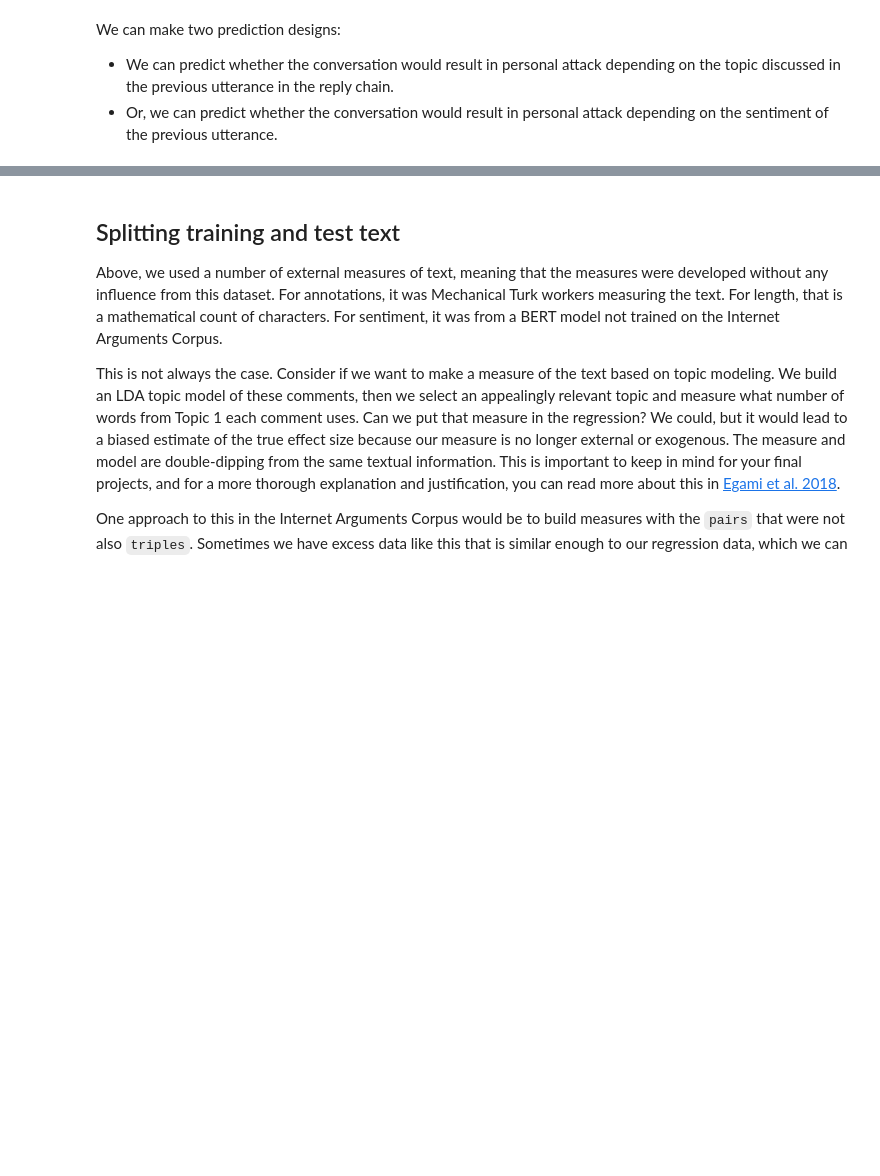
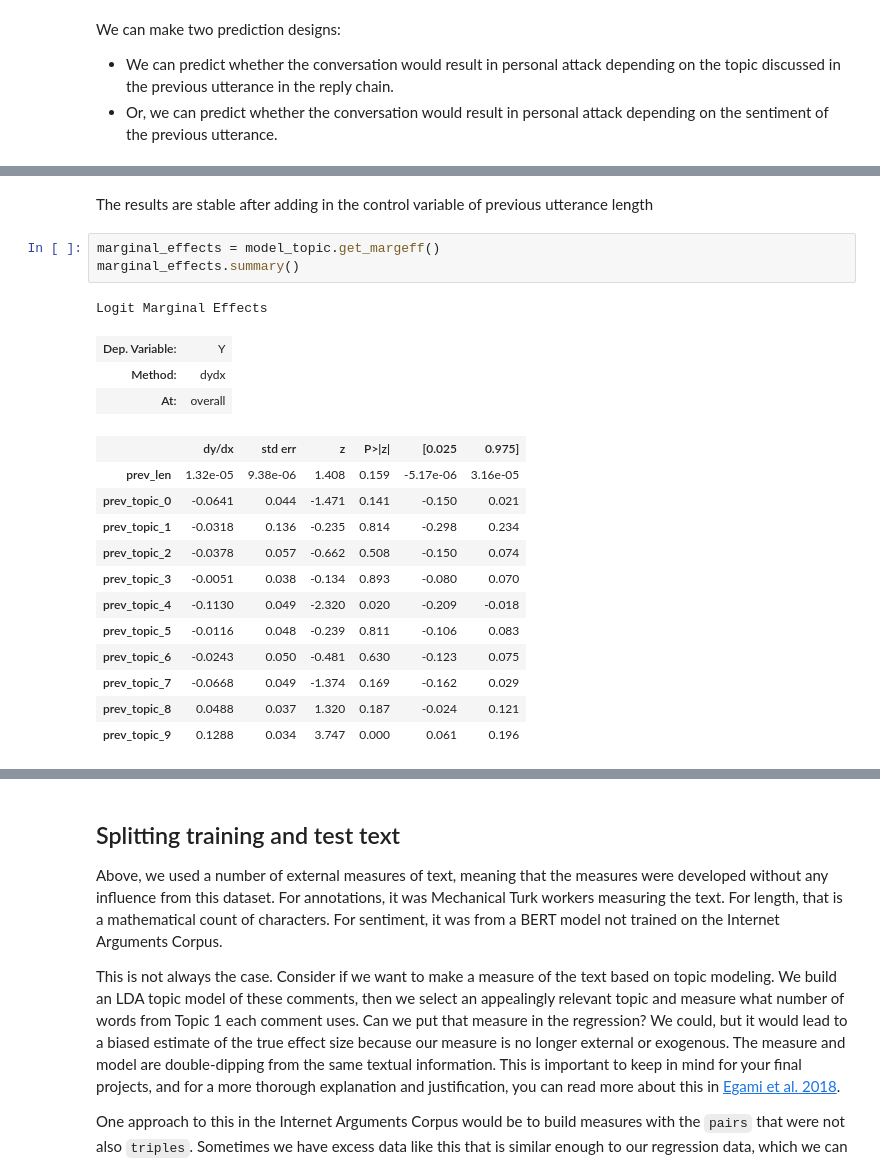
Before and after one commit to Dededon/SOCI40133_Assignments, a Jupyter notebook: Week7/7_Prediction_and_Causal_Inference.ipynb, the cells around one changed output, grey strips where cells are left out. Cells and saved outputs as stored; diff of their text form; blank space fills up the shorter version.

```diff
--- a/Week7/7_Prediction_and_Causal_Inference.ipynb
+++ b/Week7/7_Prediction_and_Causal_Inference.ipynb
@@ -416,0 +487,22 @@ We can make two prediction designs:
+# %% [markdown]
+The results are stable after adding in the control variable of previous utterance length
+# %%
+marginal_effects = model_topic.get_margeff()
+marginal_effects.summary()
+# %% [output]
+Logit Marginal Effects
+| Dep. Variable: | Y |
+| Method: | dydx |
+| At: | overall |
+|  | dy/dx | std err | z | P>|z| | [0.025 | 0.975] |
+| prev_len | 1.32e-05 | 9.38e-06 | 1.408 | 0.159 | -5.17e-06 | 3.16e-05 |
+| prev_topic_0 | -0.0641 | 0.044 | -1.471 | 0.141 | -0.150 | 0.021 |
+| prev_topic_1 | -0.0318 | 0.136 | -0.235 | 0.814 | -0.298 | 0.234 |
+| prev_topic_2 | -0.0378 | 0.057 | -0.662 | 0.508 | -0.150 | 0.074 |
+| prev_topic_3 | -0.0051 | 0.038 | -0.134 | 0.893 | -0.080 | 0.070 |
+| prev_topic_4 | -0.1130 | 0.049 | -2.320 | 0.020 | -0.209 | -0.018 |
+| prev_topic_5 | -0.0116 | 0.048 | -0.239 | 0.811 | -0.106 | 0.083 |
+| prev_topic_6 | -0.0243 | 0.050 | -0.481 | 0.630 | -0.123 | 0.075 |
+| prev_topic_7 | -0.0668 | 0.049 | -1.374 | 0.169 | -0.162 | 0.029 |
+| prev_topic_8 | 0.0488 | 0.037 | 1.320 | 0.187 | -0.024 | 0.121 |
+| prev_topic_9 | 0.1288 | 0.034 | 3.747 | 0.000 | 0.061 | 0.196 |
```
Also changed, not shown: parts of 21 cells of this notebook.
